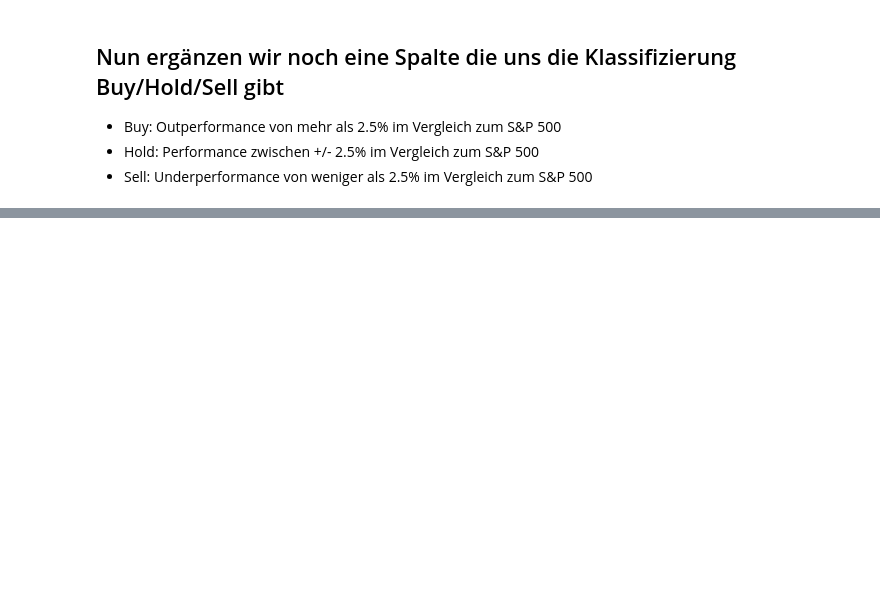
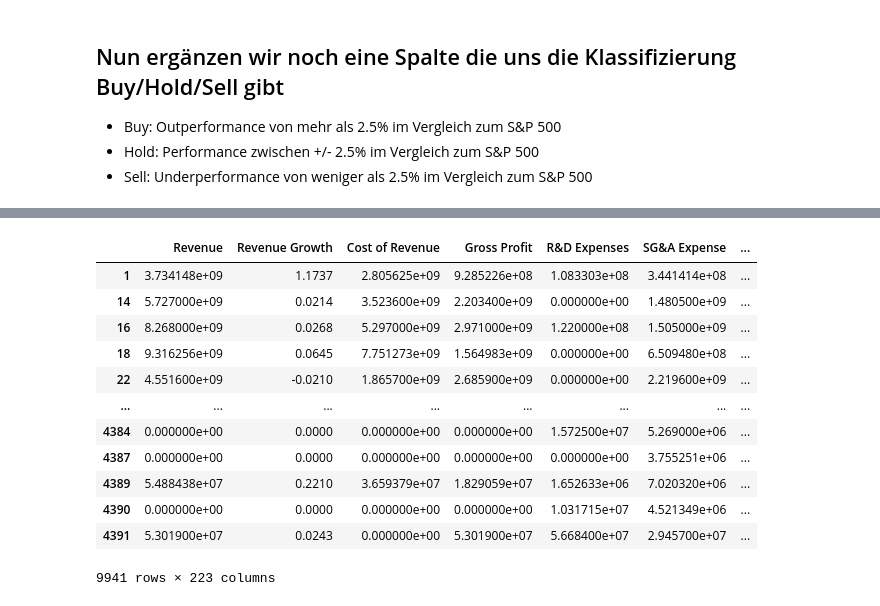
Before and after one commit to lonyty/MachineLearning, a Jupyter notebook: Data Cleaning.ipynb, the cells around one changed output, grey strips where cells are left out. Saved outputs shown, nothing was run; the diff lists cells and outputs as text; code cells hidden in the pictures; blank space fills up the shorter version.

Commit message:
4. Version
Alle Features. Outliers wurden korrigiert und BuyHoldSell Signal hinzugefügt.

Einmal drüber schauen wäre gut und dann könnte man direkt mit den Algorithmus beginnen

```diff
--- a/Data Cleaning.ipynb
+++ b/Data Cleaning.ipynb
@@ -214,3 +214,7 @@ df
 | 4390 | 0.000000e+00 | 0.0000 | 0.000000e+00 | 0.000000e+00 | 1.031715e+07 | 4.521349e+06 | ... |
 | 4391 | 5.301900e+07 | 0.0243 | 0.000000e+00 | 5.301900e+07 | 5.668400e+07 | 2.945700e+07 | ... |
 19807 rows × 222 columns
+# %%
+#https://stackoverflow.com/questions/23199796/detect-and-exclude-outliers-in-pandas-data-frame
+
+df = df[np.abs(df-df.mean()) <= (2*df.std())].dropna()
@@ -227,0 +251,3 @@ dfn['Difference']
+# %%
+dif = df['PRICE_VAR'] - df['S&P 500']
+dif
@@ -227,0 +267,11 @@ dfn['Difference']
+# %%
+signal = []
+
+for number in dif:
+    if number<-2.5:
+        signal.append('Sell')
+        print('Sell')
+    elif number<2.5:
+        signal.append('Hold')
+    else:
+        signal.append('Buy')
@@ -227,0 +311,18 @@ dfn['Difference']
+# %%
+df['Signal']= pd.Series(signal)
+# %%
+df
+# %% [output]
+|  | Revenue | Revenue Growth | Cost of Revenue | Gross Profit | R&D Expenses | SG&A Expense | ... |
+| 1 | 3.734148e+09 | 1.1737 | 2.805625e+09 | 9.285226e+08 | 1.083303e+08 | 3.441414e+08 | ... |
+| 14 | 5.727000e+09 | 0.0214 | 3.523600e+09 | 2.203400e+09 | 0.000000e+00 | 1.480500e+09 | ... |
+| 16 | 8.268000e+09 | 0.0268 | 5.297000e+09 | 2.971000e+09 | 1.220000e+08 | 1.505000e+09 | ... |
+| 18 | 9.316256e+09 | 0.0645 | 7.751273e+09 | 1.564983e+09 | 0.000000e+00 | 6.509480e+08 | ... |
+| 22 | 4.551600e+09 | -0.0210 | 1.865700e+09 | 2.685900e+09 | 0.000000e+00 | 2.219600e+09 | ... |
+| ... | ... | ... | ... | ... | ... | ... | ... |
+| 4384 | 0.000000e+00 | 0.0000 | 0.000000e+00 | 0.000000e+00 | 1.572500e+07 | 5.269000e+06 | ... |
+| 4387 | 0.000000e+00 | 0.0000 | 0.000000e+00 | 0.000000e+00 | 0.000000e+00 | 3.755251e+06 | ... |
+| 4389 | 5.488438e+07 | 0.2210 | 3.659379e+07 | 1.829059e+07 | 1.652633e+06 | 7.020320e+06 | ... |
+| 4390 | 0.000000e+00 | 0.0000 | 0.000000e+00 | 0.000000e+00 | 1.031715e+07 | 4.521349e+06 | ... |
+| 4391 | 5.301900e+07 | 0.0243 | 0.000000e+00 | 5.301900e+07 | 5.668400e+07 | 2.945700e+07 | ... |
+9941 rows × 223 columns
```
Also changed, not shown: parts of 7 cells of this notebook.
